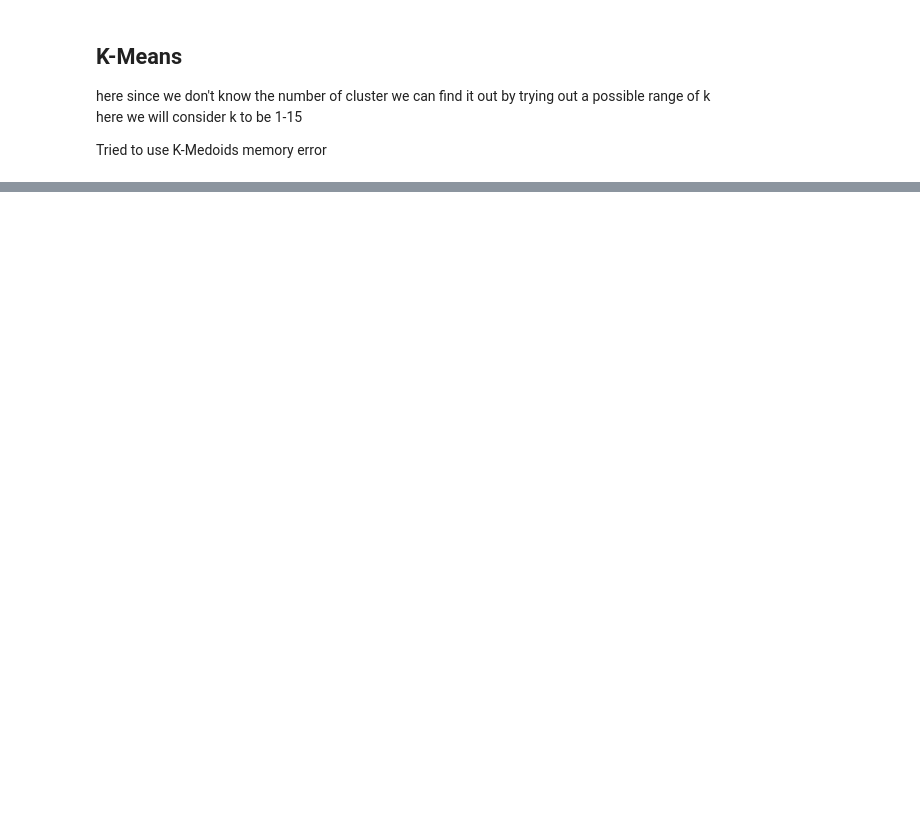
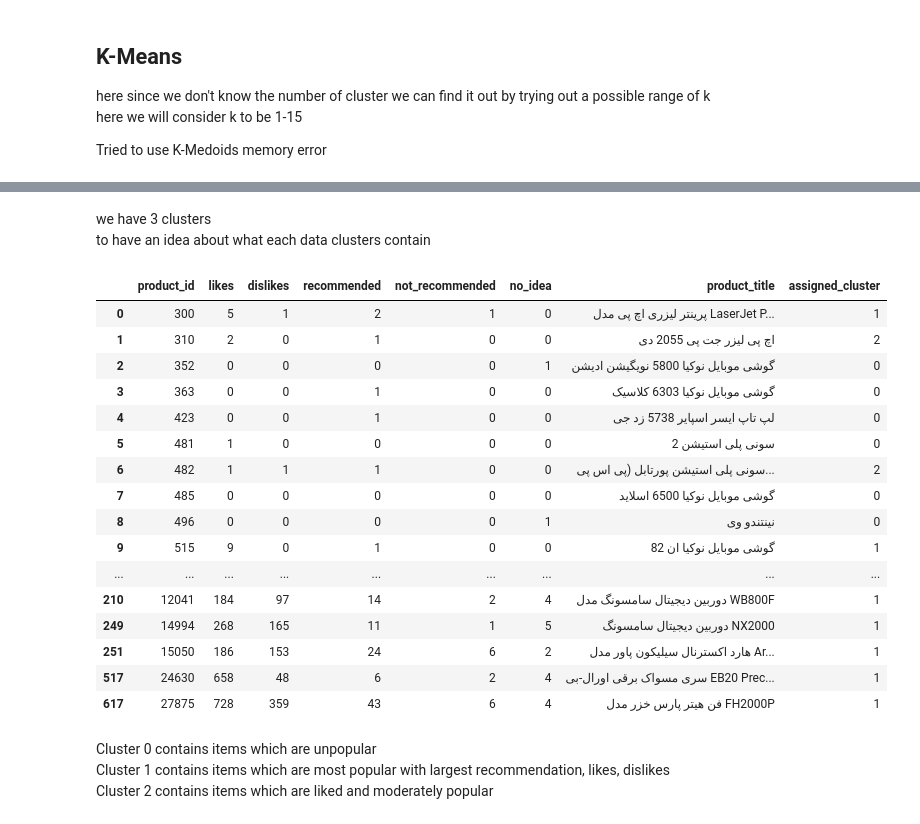
Before and after one commit to sulaimanbehzad/Clustering_according_to_item_popularity, a Jupyter notebook: clustering.ipynb, the cells around one changed output, grey strips where cells are left out. Cells and saved outputs as stored; diff of their text form; code cells hidden in the pictures; blank space fills up the shorter version.

```diff
--- a/clustering.ipynb
+++ b/clustering.ipynb
@@ -456,0 +482,6 @@ Looking at the number of clusters we can see that @k=4 the curve is bent and upp
+# %%
+k_mean = KMeans(n_clusters=3, n_init=40, init='k-means++')
+k_mean.fit(X)
+labels = k_mean.labels_
+final_df['assigned_cluster'] = labels
+final_df.head(10)
@@ -456,0 +500,28 @@ Looking at the number of clusters we can see that @k=4 the curve is bent and upp
+# %% [markdown]
+we have 3 clusters
+to have an idea about what each data clusters contain
+# %%
+cluster_groups = final_df.groupby(by="assigned_cluster")
+cluster_groups.head(20)
+# %% [output]
+|  | product_id | likes | dislikes | recommended | not_recommended | no_idea | product_title | assigned_cluster |
+| 0 | 300 | 5 | 1 | 2 | 1 | 0 | پرینتر لیزری اچ پی مدل LaserJet P... | 1 |
+| 1 | 310 | 2 | 0 | 1 | 0 | 0 | اچ پی لیزر جت پی 2055 دی | 2 |
+| 2 | 352 | 0 | 0 | 0 | 0 | 1 | گوشی موبایل نوکیا 5800 نویگیشن ادیشن | 0 |
+| 3 | 363 | 0 | 0 | 1 | 0 | 0 | گوشی موبایل نوکیا 6303 کلاسیک | 0 |
+| 4 | 423 | 0 | 0 | 1 | 0 | 0 | لپ تاپ ایسر اسپایر 5738 زد جی | 0 |
+| 5 | 481 | 1 | 0 | 0 | 0 | 0 | سونی پلی استیشن 2 | 0 |
+| 6 | 482 | 1 | 1 | 1 | 0 | 0 | سونی پلی استیشن پورتابل (پی اس پی... | 2 |
+| 7 | 485 | 0 | 0 | 0 | 0 | 0 | گوشی موبایل نوکیا 6500 اسلاید | 0 |
+| 8 | 496 | 0 | 0 | 0 | 0 | 1 | نینتندو وی | 0 |
+| 9 | 515 | 9 | 0 | 1 | 0 | 0 | گوشی موبایل نوکیا ان 82 | 1 |
+| ... | ... | ... | ... | ... | ... | ... | ... | ... |
+| 210 | 12041 | 184 | 97 | 14 | 2 | 4 | دوربین دیجیتال سامسونگ مدل WB800F | 1 |
+| 249 | 14994 | 268 | 165 | 11 | 1 | 5 | دوربین دیجیتال سامسونگ NX2000 | 1 |
+| 251 | 15050 | 186 | 153 | 24 | 6 | 2 | هارد اکسترنال سیلیکون پاور مدل Ar... | 1 |
+| 517 | 24630 | 658 | 48 | 6 | 2 | 4 | سری مسواک برقی اورال-بی EB20 Prec... | 1 |
+| 617 | 27875 | 728 | 359 | 43 | 6 | 4 | فن هیتر پارس خزر مدل FH2000P | 1 |
+# %% [markdown]
+Cluster 0 contains items which are unpopular
+Cluster 1 contains items which are most popular with largest recommendation, likes, dislikes
+Cluster 2 contains items which are liked and moderately popular
```
Also changed, not shown: parts of 6 cells of this notebook.
